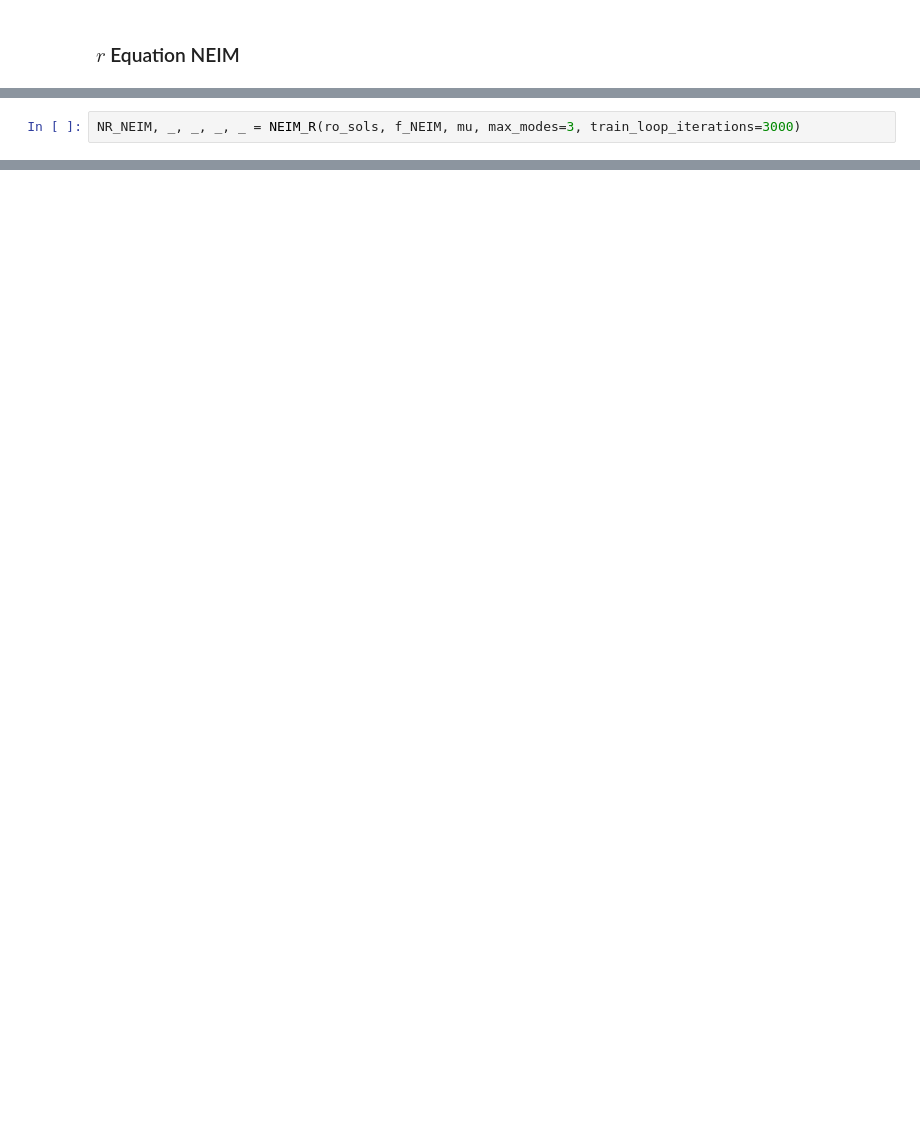
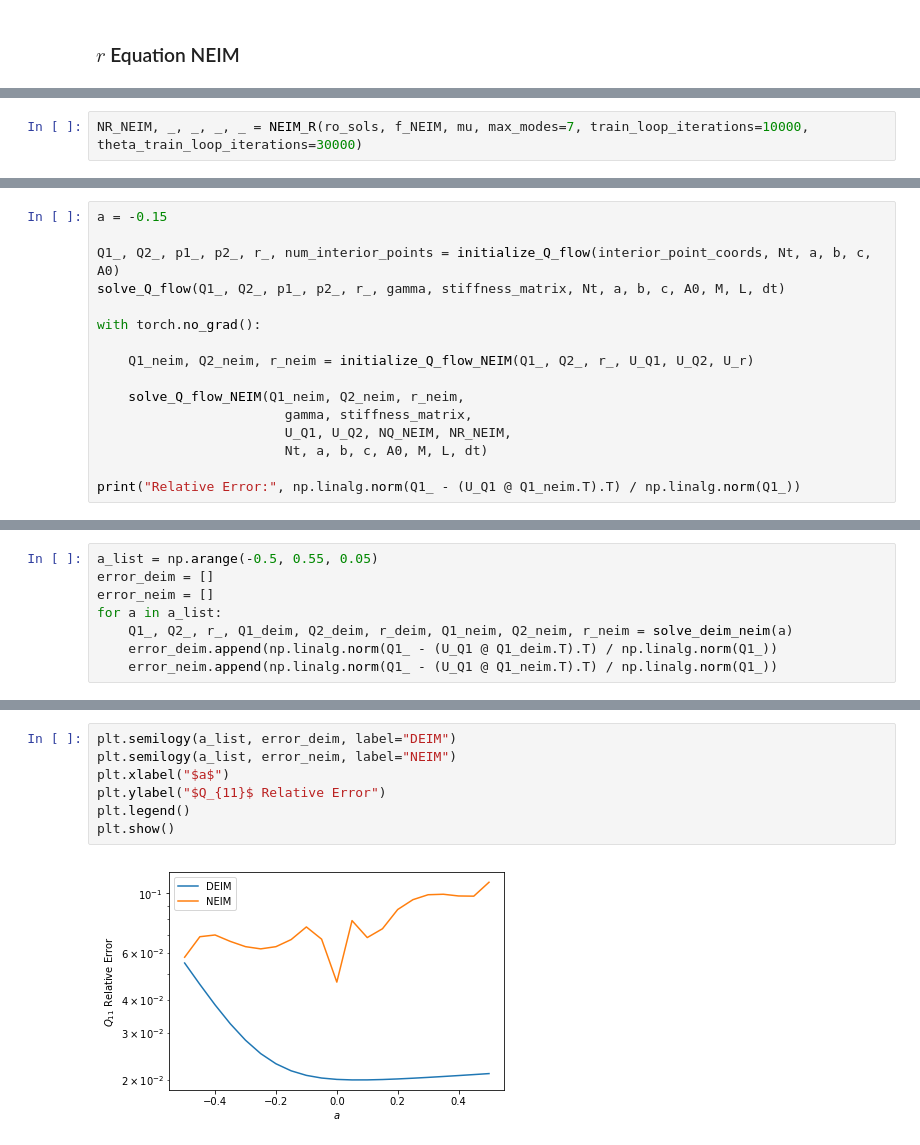
Before and after one commit to maxhirsch/NEIM, a Jupyter notebook: NEIM2.ipynb, the cells around one changed output, grey strips where cells are left out. Saved outputs shown, nothing was run; the diff lists cells and outputs as text; blank space fills up the shorter version.

```diff
--- a/NEIM2.ipynb
+++ b/NEIM2.ipynb
@@ -260,3 +252,3 @@ for i, param1 in enumerate(mu):
 # %%
-NR_NEIM, _, _, _, _ = NEIM_R(ro_sols, f_NEIM, mu, max_modes=3, train_loop_iterations=3000)
+NR_NEIM, _, _, _, _ = NEIM_R(ro_sols, f_NEIM, mu, max_modes=7, train_loop_iterations=10000, theta_train_loop_iterations=30000)
 # %% [output]
@@ -294,0 +274,16 @@ f_NEIM[100, 100], NR_NEIM(np.array([0.0, 0.5, -0.5, 2]), ro_sols[100])
+# %%
+a = -0.15
+
+Q1_, Q2_, p1_, p2_, r_, num_interior_points = initialize_Q_flow(interior_point_coords, Nt, a, b, c, A0)
+solve_Q_flow(Q1_, Q2_, p1_, p2_, r_, gamma, stiffness_matrix, Nt, a, b, c, A0, M, L, dt)
+
+with torch.no_grad():
+
+    Q1_neim, Q2_neim, r_neim = initialize_Q_flow_NEIM(Q1_, Q2_, r_, U_Q1, U_Q2, U_r)
+
+    solve_Q_flow_NEIM(Q1_neim, Q2_neim, r_neim,
+                        gamma, stiffness_matrix,
+                        U_Q1, U_Q2, NQ_NEIM, NR_NEIM,
+                        Nt, a, b, c, A0, M, L, dt)
+
+print("Relative Error:", np.linalg.norm(Q1_ - (U_Q1 @ Q1_neim.T).T) / np.linalg.norm(Q1_))
@@ -294,0 +347,8 @@ f_NEIM[100, 100], NR_NEIM(np.array([0.0, 0.5, -0.5, 2]), ro_sols[100])
+# %%
+a_list = np.arange(-0.5, 0.55, 0.05)
+error_deim = []
+error_neim = []
+for a in a_list:
+    Q1_, Q2_, r_, Q1_deim, Q2_deim, r_deim, Q1_neim, Q2_neim, r_neim = solve_deim_neim(a)
+    error_deim.append(np.linalg.norm(Q1_ - (U_Q1 @ Q1_deim.T).T) / np.linalg.norm(Q1_))
+    error_neim.append(np.linalg.norm(Q1_ - (U_Q1 @ Q1_neim.T).T) / np.linalg.norm(Q1_))
@@ -294,0 +376,9 @@ f_NEIM[100, 100], NR_NEIM(np.array([0.0, 0.5, -0.5, 2]), ro_sols[100])
+# %%
+plt.semilogy(a_list, error_deim, label="DEIM")
+plt.semilogy(a_list, error_neim, label="NEIM")
+plt.xlabel("$a$")
+plt.ylabel("$Q_{11}$ Relative Error")
+plt.legend()
+plt.show()
+# %% [output]
+[figure, added]
```
Also changed, not shown: parts of 34 cells of this notebook, 3 other files.
